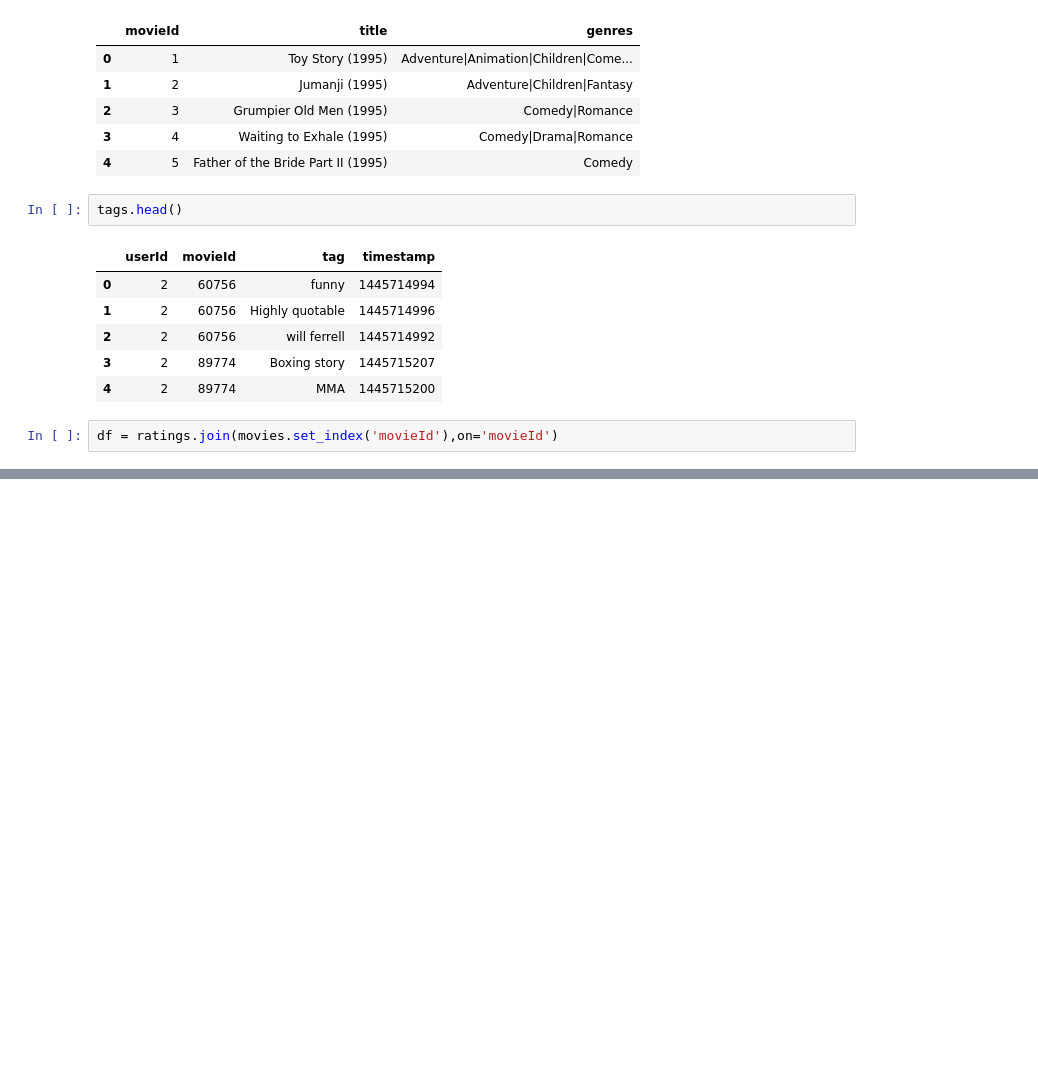
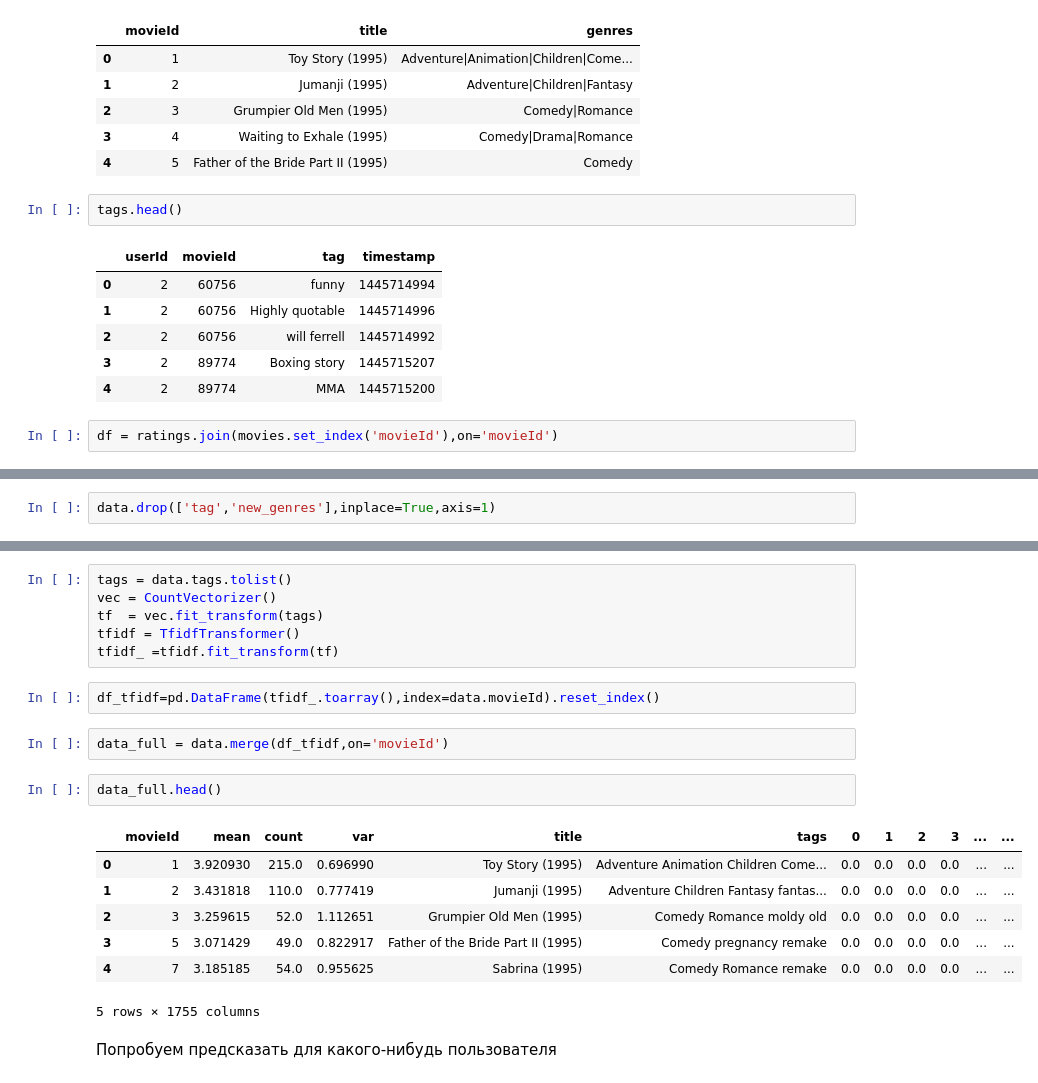
Before and after one commit to AlexeevVl/recsys, a Jupyter notebook: HW2.ipynb, the cells around one changed output, grey strips where cells are left out. Cells and saved outputs as stored; diff of their text form; blank space fills up the shorter version.

```diff
--- a/HW2.ipynb
+++ b/HW2.ipynb
@@ -51,0 +115,2 @@ movies_with_tags = movies.join(tags.set_index('movieId'), on='movieId')
+# %%
+data.drop(['tag','new_genres'],inplace=True,axis=1)
@@ -51,0 +126,22 @@ movies_with_tags = movies.join(tags.set_index('movieId'), on='movieId')
+# %%
+tags = data.tags.tolist()
+vec = CountVectorizer()
+tf  = vec.fit_transform(tags)
+tfidf = TfidfTransformer()
+tfidf_ =tfidf.fit_transform(tf)
+# %%
+df_tfidf=pd.DataFrame(tfidf_.toarray(),index=data.movieId).reset_index()
+# %%
+data_full = data.merge(df_tfidf,on='movieId')
+# %%
+data_full.head()
+# %% [output]
+|  | movieId | mean | count | var | title | tags | 0 | 1 | 2 | 3 | ... | ... |
+| 0 | 1 | 3.920930 | 215.0 | 0.696990 | Toy Story (1995) | Adventure Animation Children Come... | 0.0 | 0.0 | 0.0 | 0.0 | ... | ... |
+| 1 | 2 | 3.431818 | 110.0 | 0.777419 | Jumanji (1995) | Adventure Children Fantasy fantas... | 0.0 | 0.0 | 0.0 | 0.0 | ... | ... |
+| 2 | 3 | 3.259615 | 52.0 | 1.112651 | Grumpier Old Men (1995) | Comedy Romance moldy old | 0.0 | 0.0 | 0.0 | 0.0 | ... | ... |
+| 3 | 5 | 3.071429 | 49.0 | 0.822917 | Father of the Bride Part II (1995) | Comedy pregnancy remake | 0.0 | 0.0 | 0.0 | 0.0 | ... | ... |
+| 4 | 7 | 3.185185 | 54.0 | 0.955625 | Sabrina (1995) | Comedy Romance remake | 0.0 | 0.0 | 0.0 | 0.0 | ... | ... |
+5 rows × 1755 columns
+# %% [markdown]
+Попробуем предсказать для какого-нибудь пользователя
```
Also changed, not shown: parts of 41 cells of this notebook.
